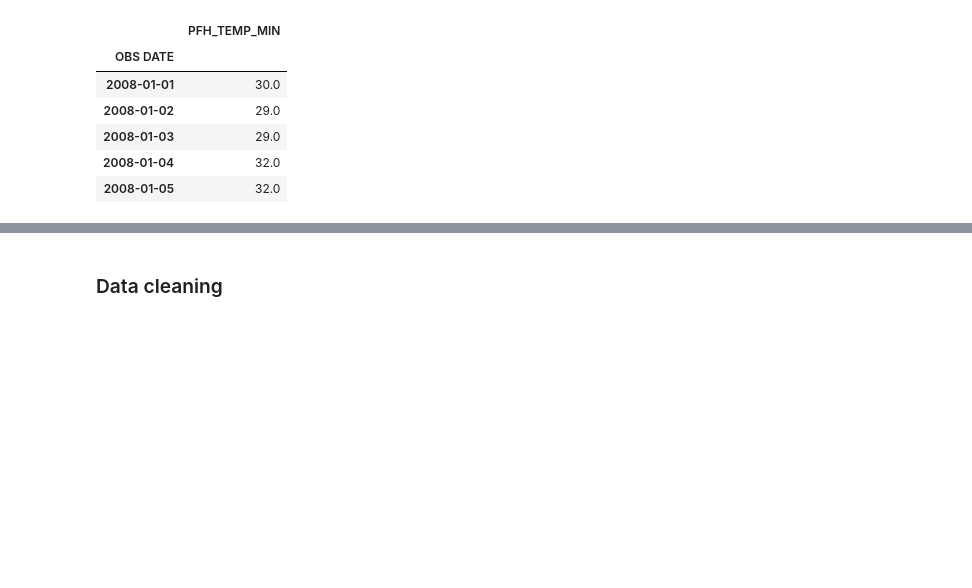
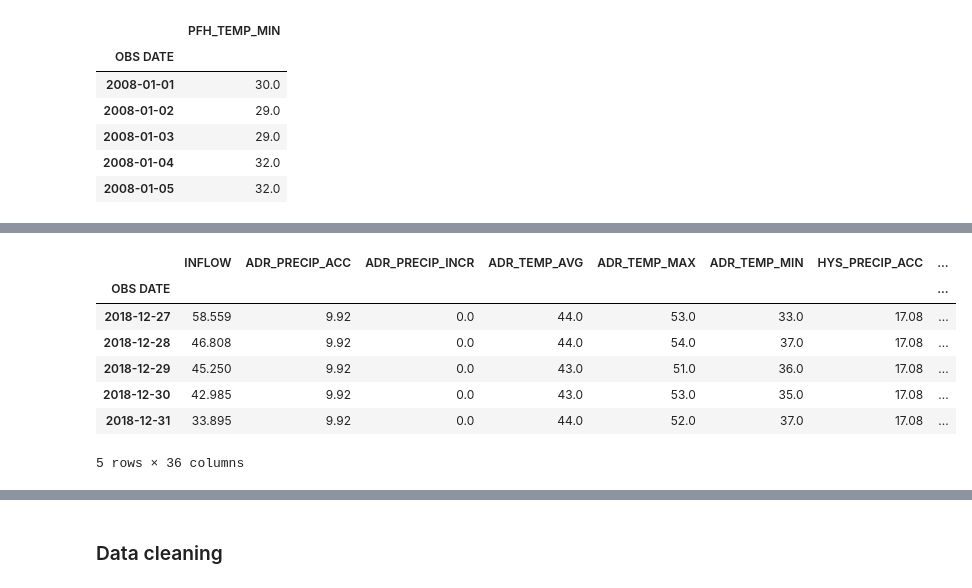
Before and after one commit to lauren-alexandra/basin-inflow-dnn, a Jupyter notebook: weather-informed-reservoir-operation.ipynb, the cells around one changed output, grey strips where cells are left out. Drawn from its saved outputs; the diff is of its cells as text; code cells hidden in the pictures; blank space fills up the shorter version.

```diff
--- a/weather-informed-reservoir-operation.ipynb
+++ b/weather-informed-reservoir-operation.ipynb
@@ -689,0 +758,12 @@ RES_BASIN_INFLOW.describe()
+# %%
+INFLOW_2018 = RES_BASIN_INFLOW.loc['2018-01-01':'2018-12-31']
+INFLOW_2018.tail()
+# %% [output]
+|  | INFLOW | ADR_PRECIP_ACC | ADR_PRECIP_INCR | ADR_TEMP_AVG | ADR_TEMP_MAX | ADR_TEMP_MIN | HYS_PRECIP_ACC | ... |
+| OBS DATE |  |  |  |  |  |  |  | ... |
+| 2018-12-27 | 58.559 | 9.92 | 0.0 | 44.0 | 53.0 | 33.0 | 17.08 | ... |
+| 2018-12-28 | 46.808 | 9.92 | 0.0 | 44.0 | 54.0 | 37.0 | 17.08 | ... |
+| 2018-12-29 | 45.250 | 9.92 | 0.0 | 43.0 | 51.0 | 36.0 | 17.08 | ... |
+| 2018-12-30 | 42.985 | 9.92 | 0.0 | 43.0 | 53.0 | 35.0 | 17.08 | ... |
+| 2018-12-31 | 33.895 | 9.92 | 0.0 | 44.0 | 52.0 | 37.0 | 17.08 | ... |
+5 rows × 36 columns
```
Also changed, not shown: parts of 27 cells of this notebook.
